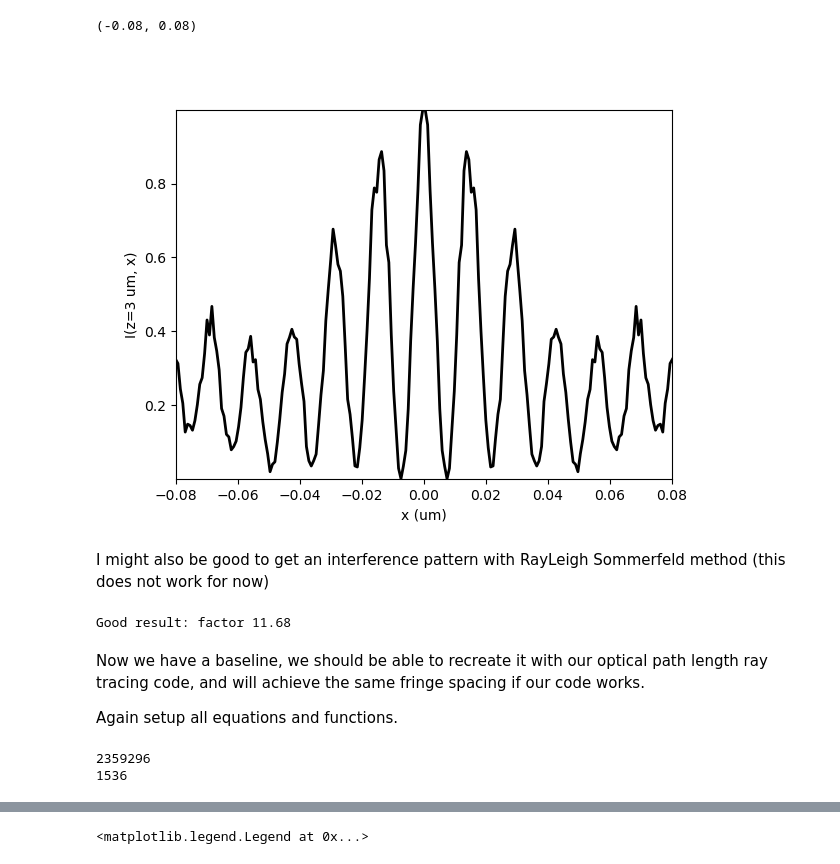
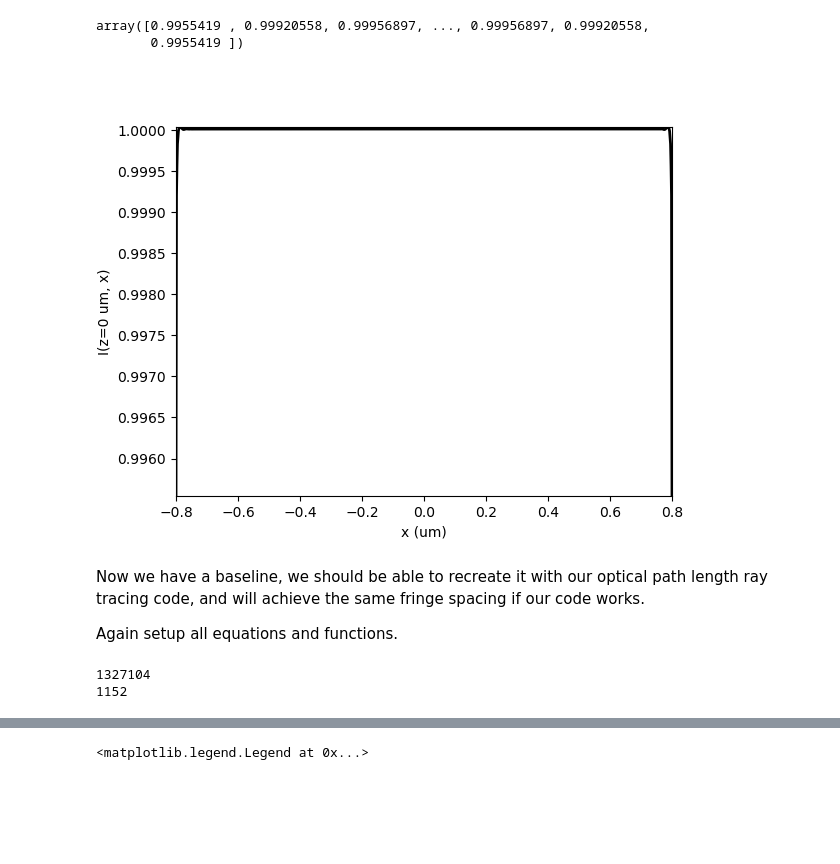
Before and after one commit to AMCLab/TEMGYMAdvanced, a Jupyter notebook: JanghyunCOMAnalysis/biprism_electrostatic_refractive_index_diffractio_compared_to_ray_tracing_physical_scale.ipynb, the cells around one changed output, grey strips where cells are left out. Cells and saved outputs as stored; diff of their text form; code cells hidden in the pictures; blank space fills up the shorter version.

```diff
--- a/JanghyunCOMAnalysis/biprism_electrostatic_refractive_index_diffractio_compared_to_ray_tracing_physical_scale.ipynb
+++ b/JanghyunCOMAnalysis/biprism_electrostatic_refractive_index_diffractio_compared_to_ray_tracing_physical_scale.ipynb
@@ -102,25 +108,9 @@ t0.draw(kind='phase', draw_borders=True)
-# %%
-u_field_last_plane = t0.profile_transversal(z0= 3 * um, normalize = 'maximum')
-wave_ax = plt.gca()
-wave_fig = plt.gcf()
-plt.xlim([-0.08, 0.08])
-# %% [output]
-(-0.08, 0.08)
-[figure, removed]
-# %% [markdown]
-I might also be good to get an interference pattern with RayLeigh Sommerfeld method (this does not work for now)
-# %%
-u1 = t0.n[:, np.argmin(abs(z0)-z0)]
-t1 = Scalar_mask_X(x0, wavelength)
-t1.u = u1
-u1 = t1 * u0
-
-u2 = u1.RS(z=3 * um, new_field = True)
-
-#plt.figure()
-#plt.plot(x0, np.abs(u2.u))
-# %% [output]
-Good result: factor 11.68
+# %%
+t0.profile_transversal(z0 = 0, kind='intensity')
+# %% [output]
+array([0.9955419 , 0.99920558, 0.99956897, ..., 0.99956897, 0.99920558,
+       0.9955419 ])
+[figure, added]
 # %% [markdown]
 Now we have a baseline, we should be able to recreate it with our optical path length ray tracing code, and will achieve the same fringe spacing if our code works.
 
@@ -153,7 +143,7 @@ def trajectory_equation_of_motion_numba(z, x, dx, phi_hat_0):
     dx[3] = (p**2)/(2*phi_hat)*(dphi_hat_y-x[3]*dphi_hat_z)
     dx[4] = (phi_hat/phi_hat_0[0])**(1/2)*p
 # %%
-macro_block_size = 128
+macro_block_size = 96
 n_threads = 12
 scale = 1
 n = (n_threads*macro_block_size*scale)**2
@@ -161,8 +151,8 @@ num_along_dim = int(np.sqrt(n))
 print(n)
 print(num_along_dim)
 # %% [output]
-2359296
-1536
+1327104
+1152
 # %%
 x0 = np.concatenate((np.linspace(-0.8, -0.126, num_along_dim//2, dtype = np.float64, endpoint=True), np.linspace(0.126, 0.8, num_along_dim//2, dtype = np.float64, endpoint=True)))
 y0 = np.linspace(0, 0, num_along_dim, dtype = np.float64, endpoint=True)
```
Also changed, not shown: parts of 12 cells of this notebook.
